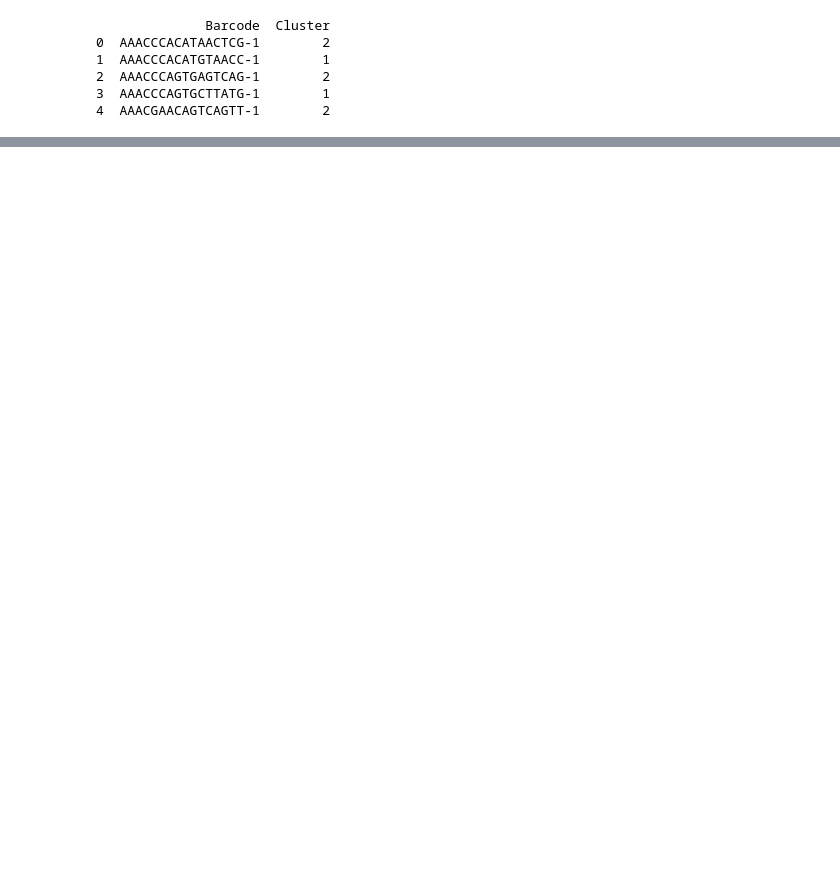
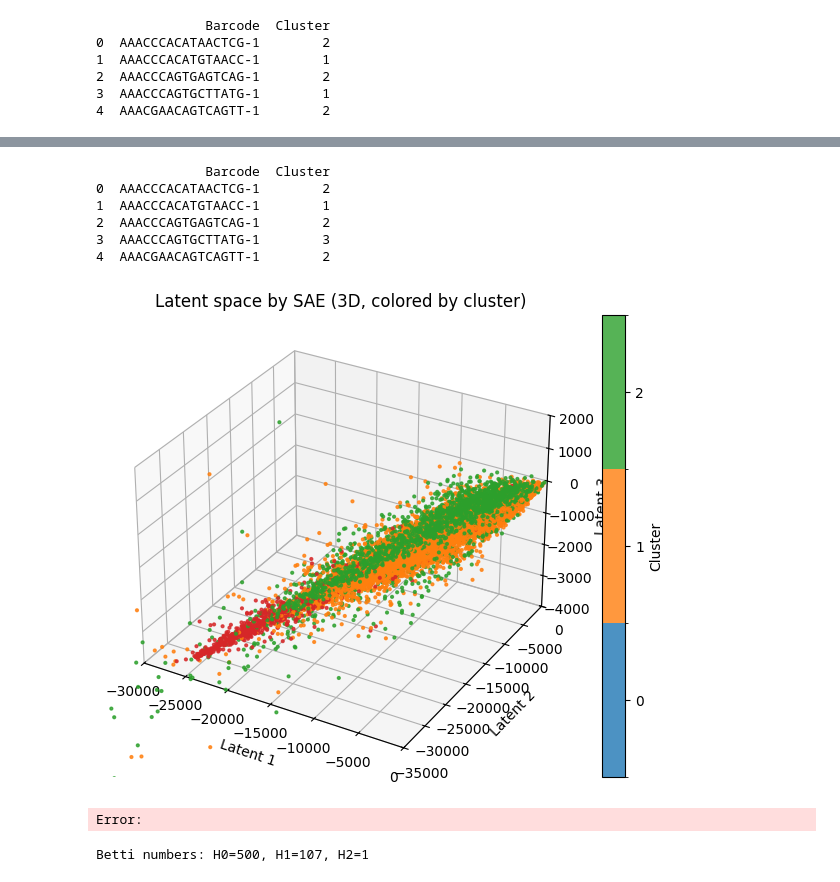
Before and after one commit to Kaf1018Zhang/Topo_Persp_Repr_SAE, a Jupyter notebook: test.ipynb, the cells around one changed output, grey strips where cells are left out. Drawn from its saved outputs; the diff is of its cells as text; code cells hidden in the pictures; blank space fills up the shorter version.

```diff
--- a/test.ipynb
+++ b/test.ipynb
@@ -124,0 +147,55 @@ plt.show()
+# %%
+# 1. 读取聚类结果（修改路径为你所选的那个）
+cluster_df = pd.read_csv("data/Parent_NGSC3_DI_PBMC_analysis/analysis/clustering/kmeans_3_clusters/clusters.csv")
+
+# 2. 查看内容（应该有 Barcode 和 Cluster 两列）
+print(cluster_df.head())
+
+# 3. 设置 index 为 barcode（确保与 adata.obs_names 匹配）
+cluster_df = cluster_df.set_index("Barcode")
+
+# 4. 添加聚类信息到 adata.obs
+adata.obs["kmeans_3"] = adata.obs_names.map(cluster_df["Cluster"])
+# %% [output]
+              Barcode  Cluster
+0  AAACCCACATAACTCG-1        2
+1  AAACCCACATGTAACC-1        1
+2  AAACCCAGTGAGTCAG-1        2
+3  AAACCCAGTGCTTATG-1        3
+4  AAACGAACAGTCAGTT-1        2
+# %%
+colors = adata.obs["kmeans_3"].values
+# %%
+from mpl_toolkits.mplot3d import Axes3D  # 3D支持
+from matplotlib.colors import BoundaryNorm
+import matplotlib.pyplot as plt
+import numpy as np
+
+# 假设 latent_3d 是 SAE 输出的 shape=[n_cells, 3]
+# colors 是 cluster label
+num_classes = len(np.unique(colors))
+boundaries = np.arange(-0.5, num_classes + 0.5, 1)
+norm = BoundaryNorm(boundaries, ncolors=num_classes)
+
+fig = plt.figure(figsize=(8, 6))
+ax = fig.add_subplot(111, projection='3d')
+
+sc = ax.scatter(
+    latent_3d[:, 0], latent_3d[:, 1], latent_3d[:, 2],
+    c=colors, cmap='tab10', norm=norm, s=4, alpha=0.8
+)
+
+ax.set_title("Latent space by SAE (3D, colored by cluster)")
+ax.set_xlabel("Latent 1")
+ax.set_ylabel("Latent 2")
+ax.set_zlabel("Latent 3")
+cb = fig.colorbar(sc, ticks=np.arange(num_classes))
+cb.set_label("Cluster")
+
+ax.set_xlim(-30000, 0)
+ax.set_ylim(-35000, 0)
+ax.set_zlim(-4000, 2000)
+
+plt.show()
+# %% [output]
+[figure, added]
@@ -124,0 +234,24 @@ plt.show()
+# %%
+import numpy as np
+from ripser import ripser
+from persim import plot_diagrams
+
+# 只用前 500 个细胞（太大可能会卡）
+latent_all = np.load("latent_128.npy")
+subset = latent_all[:500]
+
+# 计算 persistent homology
+result = ripser(subset, maxdim=2)  # 你也可以设置 maxdim=1，只分析群落和环
+diagrams = result['dgms']
+
+# 可视化
+plot_diagrams(diagrams, show=True, title="Persistence Diagram of SAE latent space")
+# %% [output]
+Error:
+# %%
+from collections import Counter
+
+betti_counts = [len(diag) for diag in diagrams]
+print(f"Betti numbers: H0={betti_counts[0]}, H1={betti_counts[1]}, H2={betti_counts[2]}")
+# %% [output]
+Betti numbers: H0=500, H1=107, H2=1
```
Also changed, not shown: parts of 5 cells of this notebook, 2 other files.
